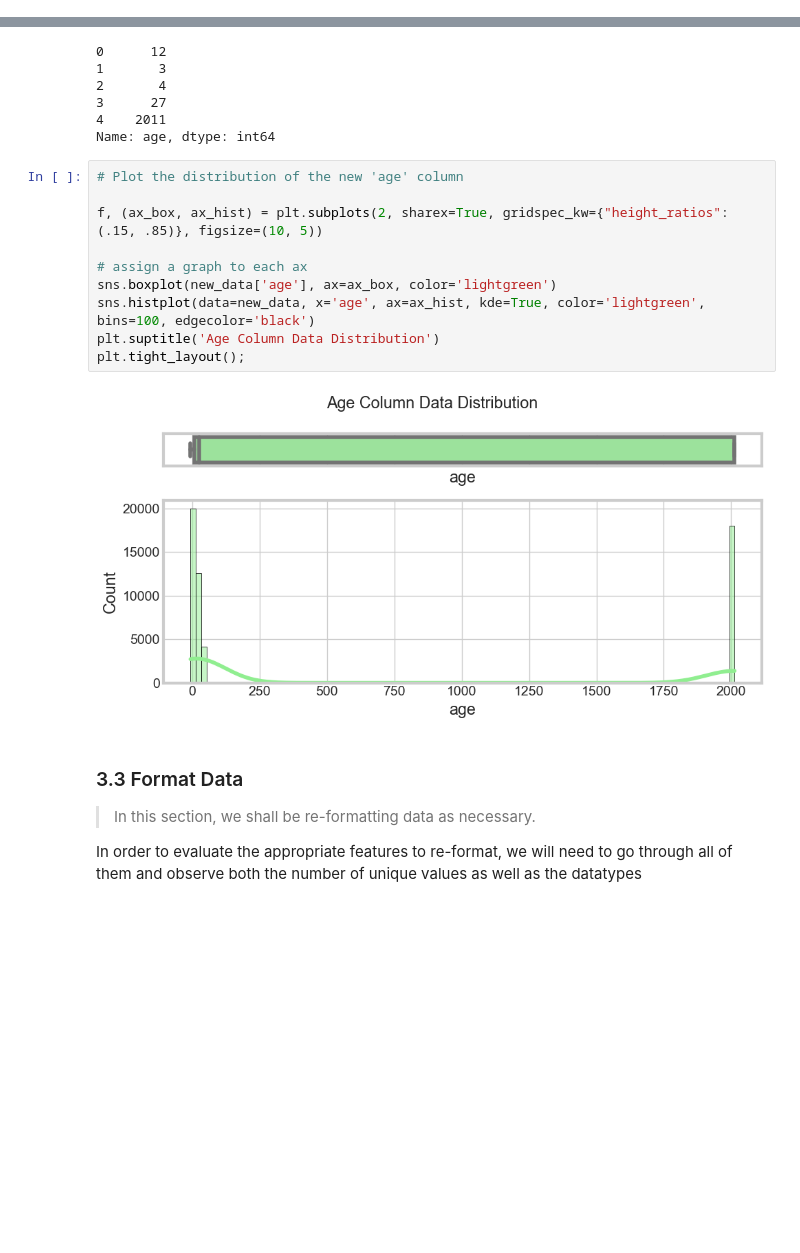
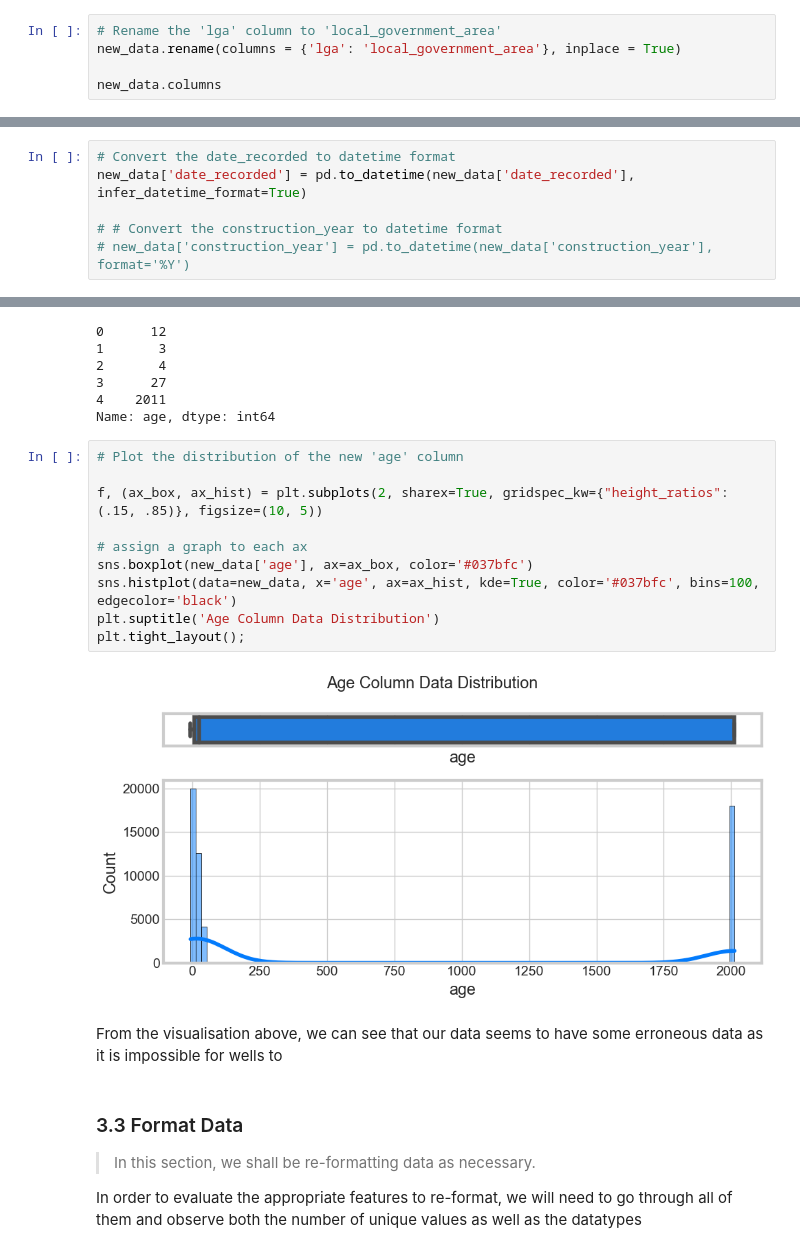
Before and after one commit to femikamau/Tanzanian-Water-Wells-Prediction, a Jupyter notebook: index.ipynb, the cells around one changed output, grey strips where cells are left out. Cells and saved outputs as stored; diff of their text form; blank space fills up the shorter version.

Commit message:
Updated Notebook (Data Cleaning)

```diff
--- a/index.ipynb
+++ b/index.ipynb
@@ -593,0 +595,5 @@ The `age` column will be calculated by subtracting the `construction_year` colum
+# %%
+# Rename the 'lga' column to 'local_government_area'
+new_data.rename(columns = {'lga': 'local_government_area'}, inplace = True)
+
+new_data.columns
@@ -593,0 +622,6 @@ The `age` column will be calculated by subtracting the `construction_year` colum
+# %%
+# Convert the date_recorded to datetime format
+new_data['date_recorded'] = pd.to_datetime(new_data['date_recorded'], infer_datetime_format=True)
+
+# # Convert the construction_year to datetime format
+# new_data['construction_year'] = pd.to_datetime(new_data['construction_year'], format='%Y')
@@ -612,15 +705,17 @@ Name: age, dtype: int64
 # %%
 # Plot the distribution of the new 'age' column
 
 f, (ax_box, ax_hist) = plt.subplots(2, sharex=True, gridspec_kw={"height_ratios": (.15, .85)}, figsize=(10, 5))
 
 # assign a graph to each ax
-sns.boxplot(new_data['age'], ax=ax_box, color='lightgreen')
-sns.histplot(data=new_data, x='age', ax=ax_hist, kde=True, color='lightgreen', bins=100, edgecolor='black')
+sns.boxplot(new_data['age'], ax=ax_box, color='#037bfc')
+sns.histplot(data=new_data, x='age', ax=ax_hist, kde=True, color='#037bfc', bins=100, edgecolor='black')
 plt.suptitle('Age Column Data Distribution')
 plt.tight_layout();
 # %% [output]
-[figure, old version]
+[figure, new version]
+# %% [markdown]
+From the visualisation above, we can see that our data seems to have some erroneous data as it is impossible for wells to
 # %% [markdown]
 ### 3.3 Format Data
 > In this section, we shall be re-formatting data as necessary.
```
Also changed, not shown: parts of 81 cells of this notebook.
